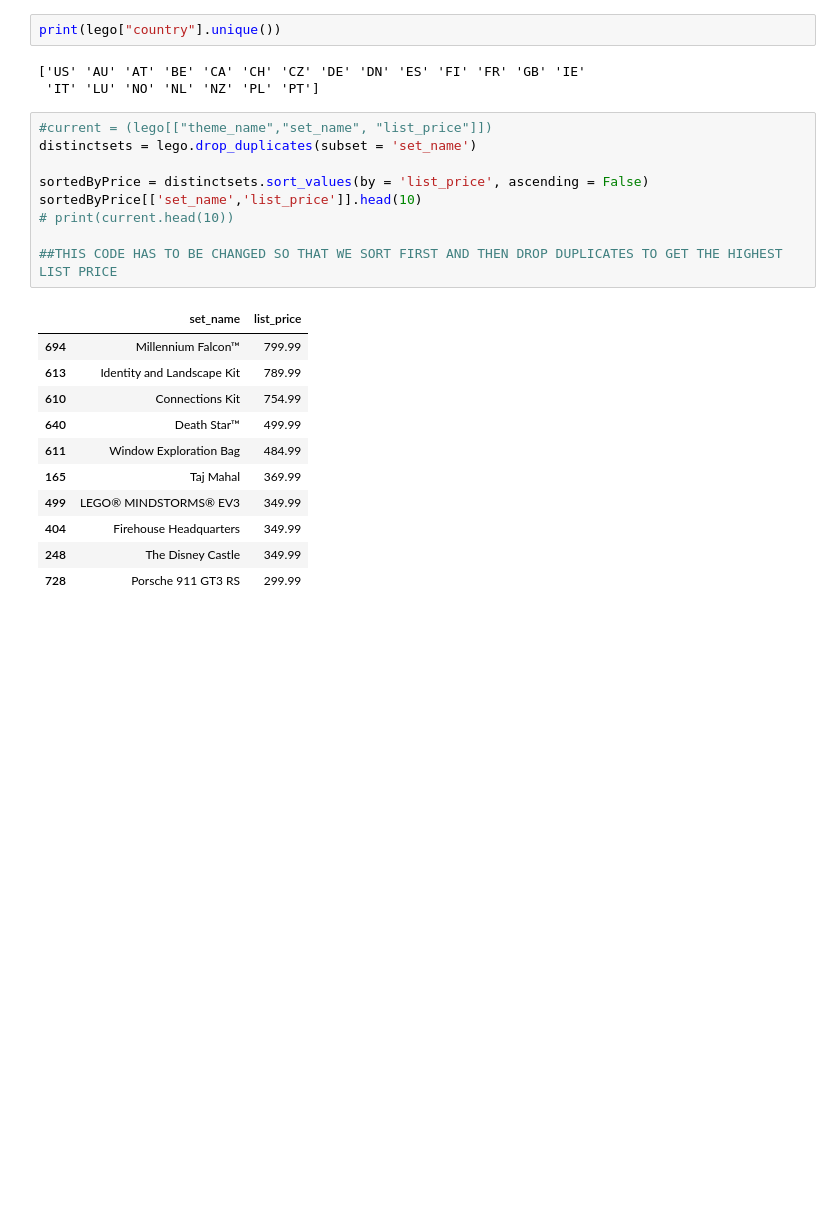
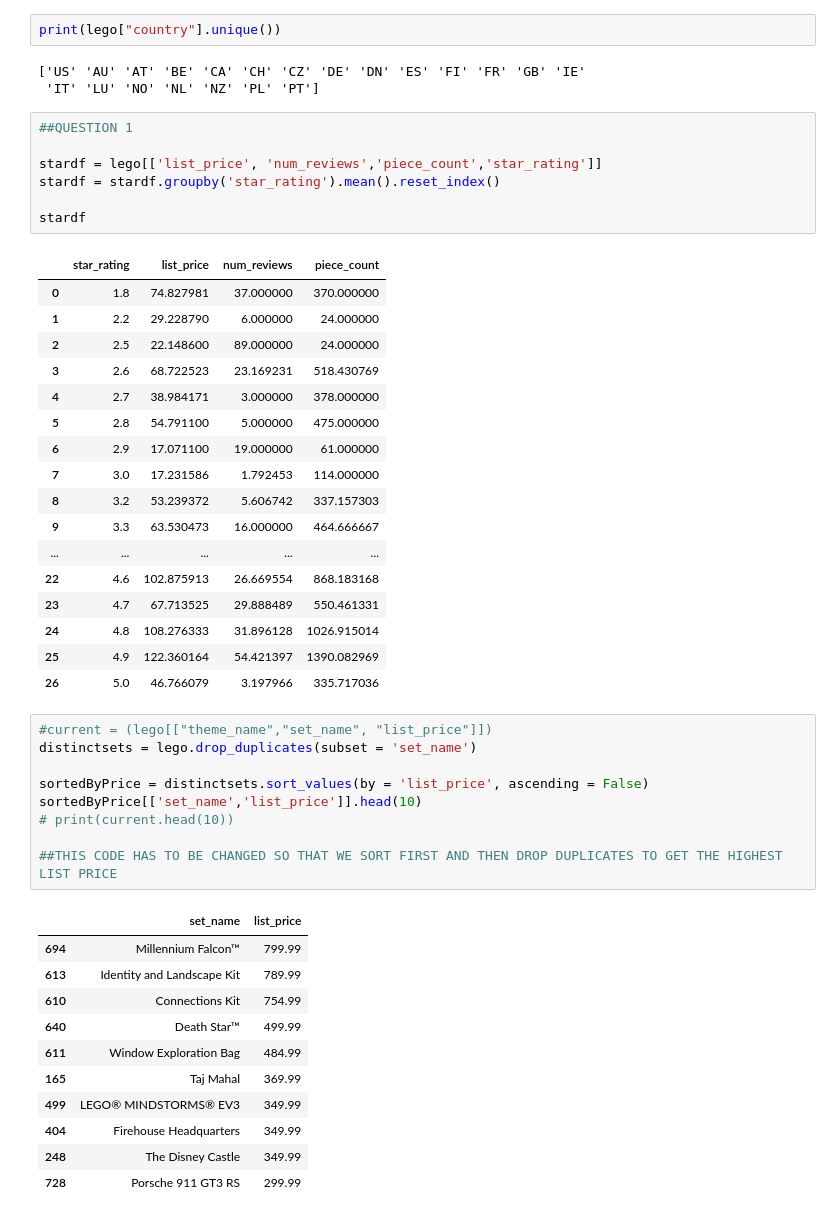
Before and after one commit to dfr5407/DS220, a Jupyter notebook: Project2/pyLegoSetDataset.ipynb, the cells around one changed output. Drawn from its saved outputs; the diff is of its cells as text; blank space fills up the shorter version.

Commit message:
question 1 addition

```diff
--- a/Project2/pyLegoSetDataset.ipynb
+++ b/Project2/pyLegoSetDataset.ipynb
@@ -78,6 +78,31 @@ print(lego["country"].unique())
 # %% [output]
 ['US' 'AU' 'AT' 'BE' 'CA' 'CH' 'CZ' 'DE' 'DN' 'ES' 'FI' 'FR' 'GB' 'IE'
  'IT' 'LU' 'NO' 'NL' 'NZ' 'PL' 'PT']
+# %%
+##QUESTION 1
+
+stardf = lego[['list_price', 'num_reviews','piece_count','star_rating']]
+stardf = stardf.groupby('star_rating').mean().reset_index()
+
+stardf
+# %% [output]
+|  | star_rating | list_price | num_reviews | piece_count |
+| 0 | 1.8 | 74.827981 | 37.000000 | 370.000000 |
+| 1 | 2.2 | 29.228790 | 6.000000 | 24.000000 |
+| 2 | 2.5 | 22.148600 | 89.000000 | 24.000000 |
+| 3 | 2.6 | 68.722523 | 23.169231 | 518.430769 |
+| 4 | 2.7 | 38.984171 | 3.000000 | 378.000000 |
+| 5 | 2.8 | 54.791100 | 5.000000 | 475.000000 |
+| 6 | 2.9 | 17.071100 | 19.000000 | 61.000000 |
+| 7 | 3.0 | 17.231586 | 1.792453 | 114.000000 |
+| 8 | 3.2 | 53.239372 | 5.606742 | 337.157303 |
+| 9 | 3.3 | 63.530473 | 16.000000 | 464.666667 |
+| ... | ... | ... | ... | ... |
+| 22 | 4.6 | 102.875913 | 26.669554 | 868.183168 |
+| 23 | 4.7 | 67.713525 | 29.888489 | 550.461331 |
+| 24 | 4.8 | 108.276333 | 31.896128 | 1026.915014 |
+| 25 | 4.9 | 122.360164 | 54.421397 | 1390.082969 |
+| 26 | 5.0 | 46.766079 | 3.197966 | 335.717036 |
 # %%
 #current = (lego[["theme_name","set_name", "list_price"]])
 distinctsets = lego.drop_duplicates(subset = 'set_name')
```
